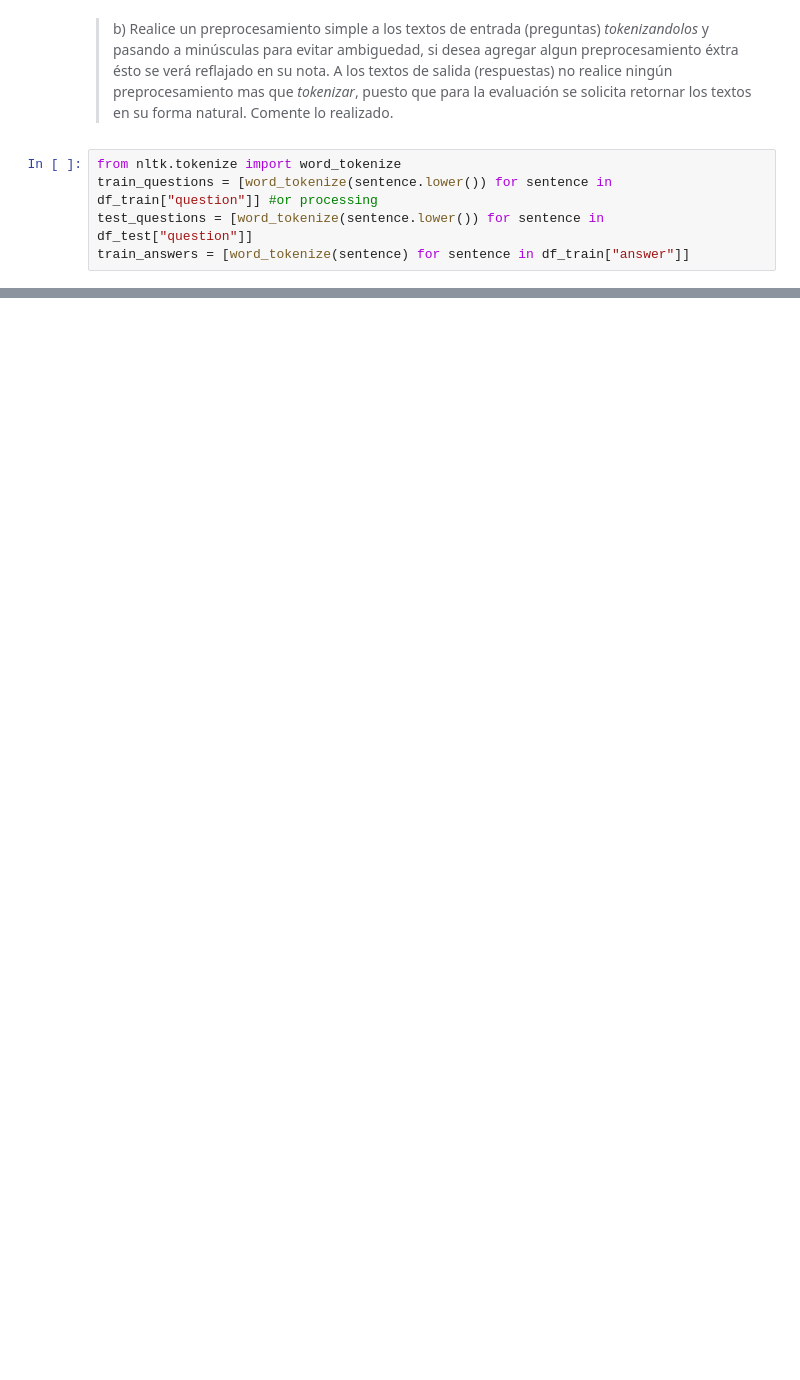
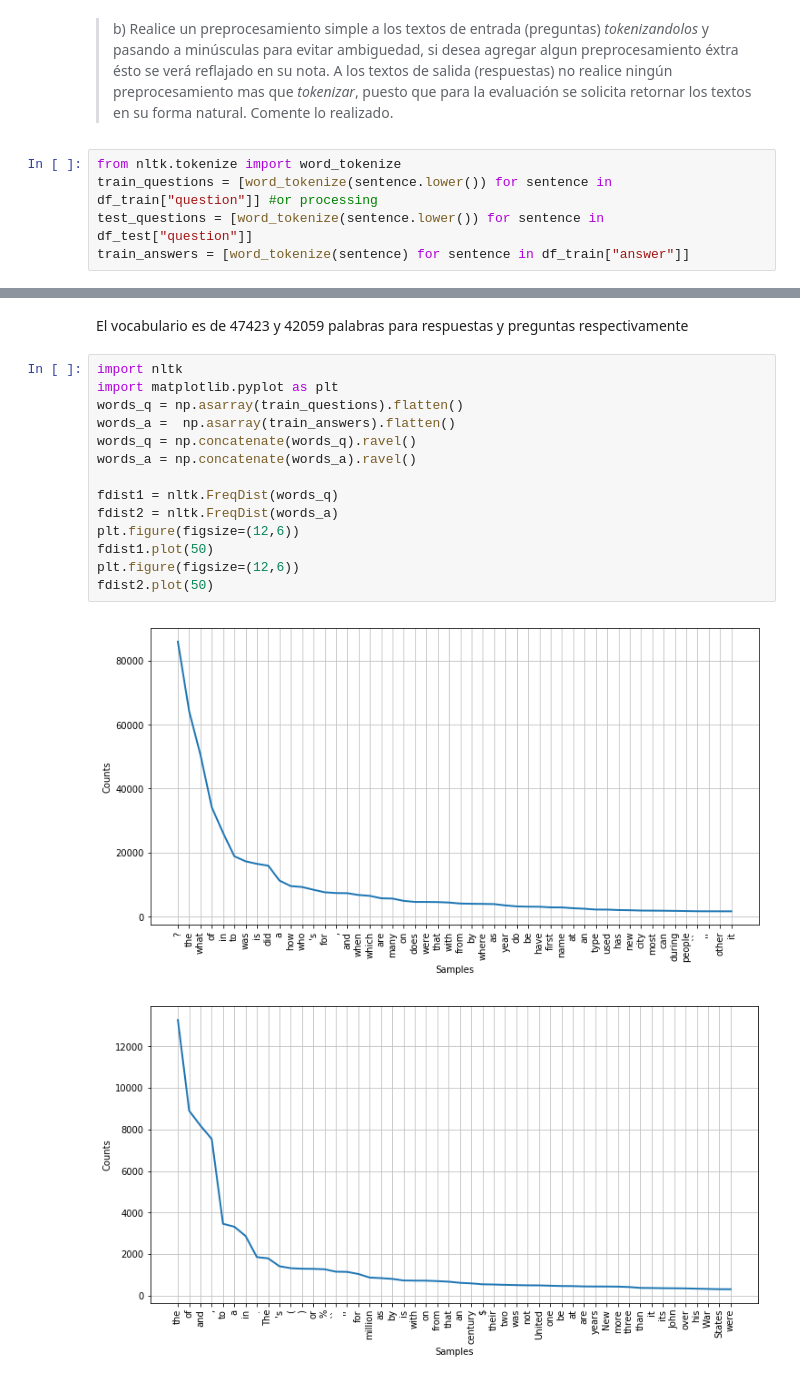
Before and after one commit to Caimapo/ANN, a Jupyter notebook: Tarea3/Parte 2 Question-Answering/Question-Answering.ipynb, the cells around one changed output, grey strips where cells are left out. Cells and saved outputs as stored; diff of their text form; blank space fills up the shorter version.

Commit message:
Orden de respuestas a Question-Answering notebook

```diff
--- a/Tarea3/Parte 2 Question-Answering/Question-Answering.ipynb
+++ b/Tarea3/Parte 2 Question-Answering/Question-Answering.ipynb
@@ -196,0 +106,19 @@ Comente sobre el desempeño obtenido y porqué debiera deberse.
+# %% [markdown]
+El vocabulario es de 47423 y 42059 palabras para respuestas y preguntas respectivamente
+# %%
+import nltk
+import matplotlib.pyplot as plt
+words_q = np.asarray(train_questions).flatten()
+words_a =  np.asarray(train_answers).flatten()
+words_q = np.concatenate(words_q).ravel()
+words_a = np.concatenate(words_a).ravel()
+
+fdist1 = nltk.FreqDist(words_q)
+fdist2 = nltk.FreqDist(words_a)
+plt.figure(figsize=(12,6))
+fdist1.plot(50)
+plt.figure(figsize=(12,6))
+fdist2.plot(50)
+# %% [output]
+[figure, added]
+[figure, added]
```
Also changed, not shown: parts of 40 cells of this notebook, 2 other files.
